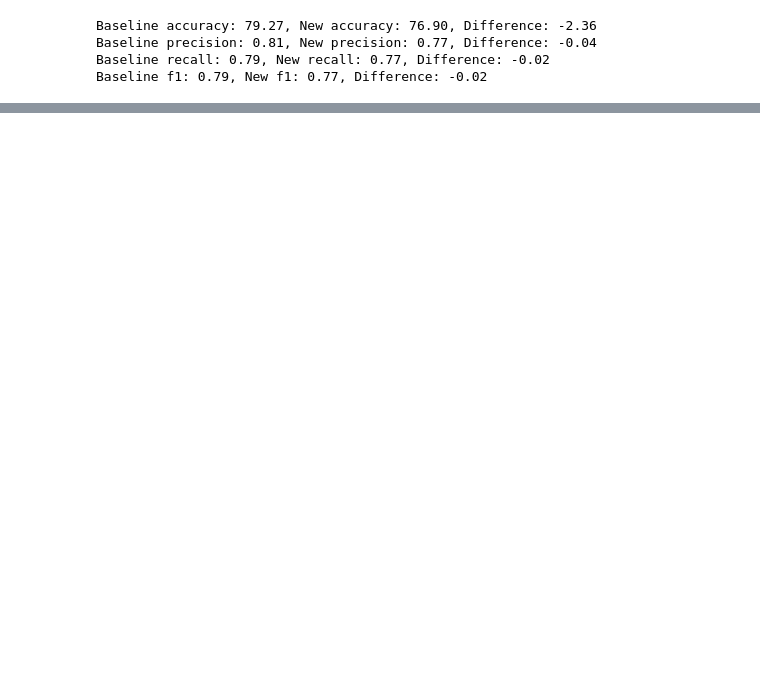
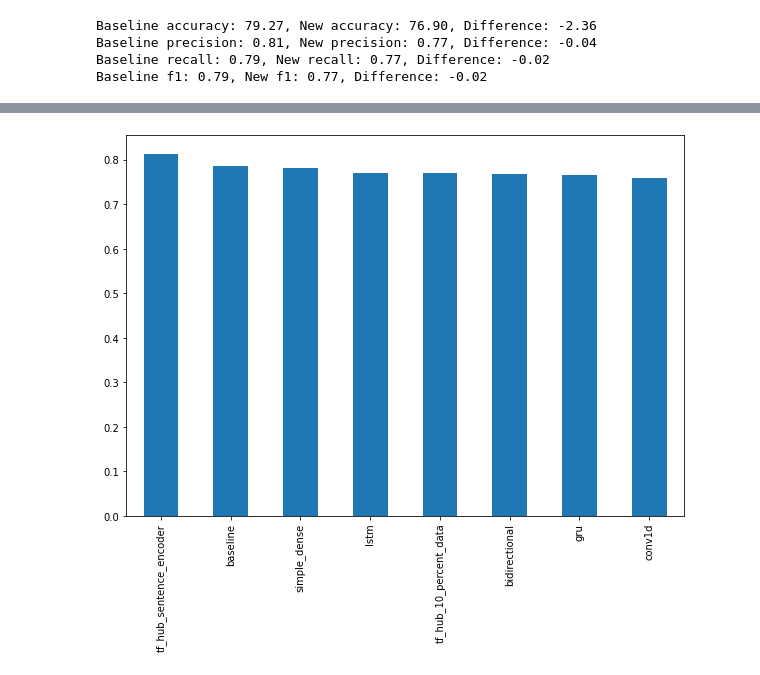
Before and after one commit to prachuryanath/TF-Learning, a Jupyter notebook: 08_introduction_to_nlp_in_tensorflow.ipynb, the cells around one changed output, grey strips where cells are left out. Cells and saved outputs as stored; diff of their text form; code cells hidden in the pictures; blank space fills up the shorter version.

```diff
--- a/08_introduction_to_nlp_in_tensorflow.ipynb
+++ b/08_introduction_to_nlp_in_tensorflow.ipynb
@@ -1008,0 +1440,5 @@ Baseline f1: 0.79, New f1: 0.77, Difference: -0.02
+# %%
+# Sort model results by f1-score
+all_model_results.sort_values("f1", ascending=False)["f1"].plot(kind="bar", figsize=(10, 7));
+# %% [output]
+[figure, added]
```
Also changed, not shown: parts of 99 cells of this notebook.
